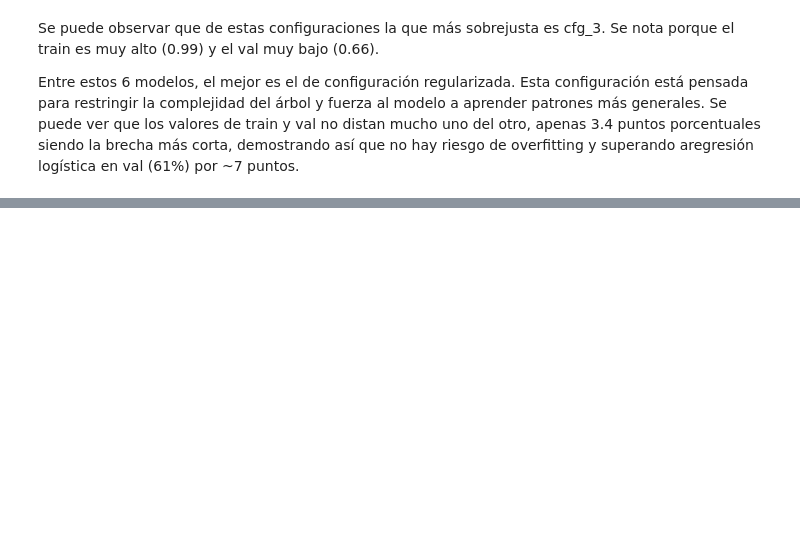
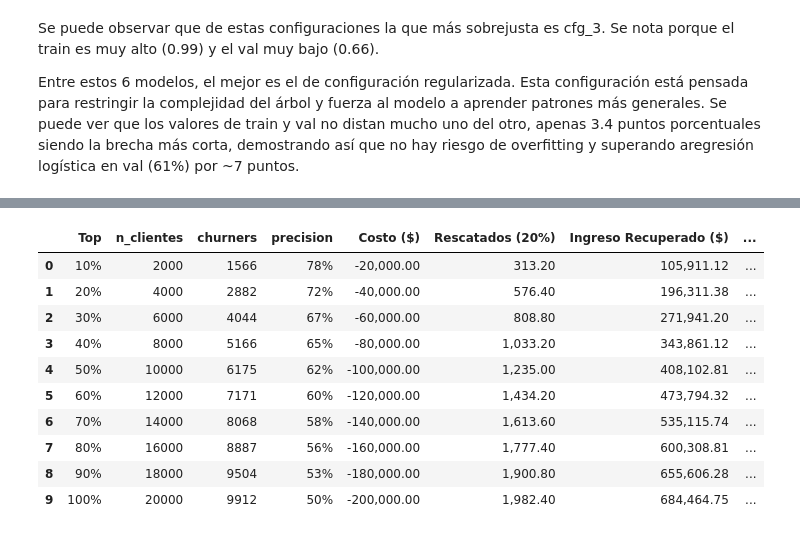
Before and after one commit to DpalaciosR20/churn-sdg, a Jupyter notebook: notebooks/04_modelo_final.ipynb, the cells around one changed output, grey strips where cells are left out. Saved outputs shown, nothing was run; the diff lists cells and outputs as text; code cells hidden in the pictures; blank space fills up the shorter version.

```diff
--- a/notebooks/04_modelo_final.ipynb
+++ b/notebooks/04_modelo_final.ipynb
@@ -288,0 +353,47 @@ Entre estos 6 modelos, el mejor es el de configuración regularizada. Esta confi
+# %%
+costo_contacto = 10
+tasa_retencion = 0.20
+meses_LTV = 6
+filas_supuesto = []
+n = len(df_test_clasificado)
+
+for pct in range(10,110,10):
+    k = int(n * (pct/100))
+    df_pct = df_test_clasificado.copy().head(k)
+    precision = precision_at_k(
+        df_pct['churn'],
+        df_pct['resultado_LightGBM'],
+        k
+    )
+    rev_Mean = df_pct[df_pct['churn'] == 1]['rev_Mean'].mean()
+    churners = df_pct['churn'].sum()
+    costo_campana = float(costo_contacto * k)
+    clientes_rescatados = churners * tasa_retencion
+    ingreso_recuperado = clientes_rescatados*6*rev_Mean
+    ganancia_marginal = ingreso_recuperado-costo_campana
+    filas_supuesto.append({
+        "Top": f"{pct}%",
+        "n_clientes": k,
+        "churners": churners,
+        "precision": f"{precision:.0%}",
+        "Costo ($)": -costo_campana,
+        "Rescatados (20%)": clientes_rescatados,
+        "Ingreso Recuperado ($)": ingreso_recuperado,
+        "Ganancia Marginal ($)": ganancia_marginal
+    })
+
+df_resultados = pd.DataFrame(filas_supuesto)
+df_resultados["Ganancia Incremental ($)"] = df_resultados["Ganancia Marginal ($)"].diff()
+df_resultados
+# %% [output]
+|  | Top | n_clientes | churners | precision | Costo ($) | Rescatados (20%) | Ingreso Recuperado ($) | ... |
+| 0 | 10% | 2000 | 1566 | 78% | -20,000.00 | 313.20 | 105,911.12 | ... |
+| 1 | 20% | 4000 | 2882 | 72% | -40,000.00 | 576.40 | 196,311.38 | ... |
+| 2 | 30% | 6000 | 4044 | 67% | -60,000.00 | 808.80 | 271,941.20 | ... |
+| 3 | 40% | 8000 | 5166 | 65% | -80,000.00 | 1,033.20 | 343,861.12 | ... |
+| 4 | 50% | 10000 | 6175 | 62% | -100,000.00 | 1,235.00 | 408,102.81 | ... |
+| 5 | 60% | 12000 | 7171 | 60% | -120,000.00 | 1,434.20 | 473,794.32 | ... |
+| 6 | 70% | 14000 | 8068 | 58% | -140,000.00 | 1,613.60 | 535,115.74 | ... |
+| 7 | 80% | 16000 | 8887 | 56% | -160,000.00 | 1,777.40 | 600,308.81 | ... |
+| 8 | 90% | 18000 | 9504 | 53% | -180,000.00 | 1,900.80 | 655,606.28 | ... |
+| 9 | 100% | 20000 | 9912 | 50% | -200,000.00 | 1,982.40 | 684,464.75 | ... |
```
Also changed, not shown: parts of 22 cells of this notebook, 3 other files.
